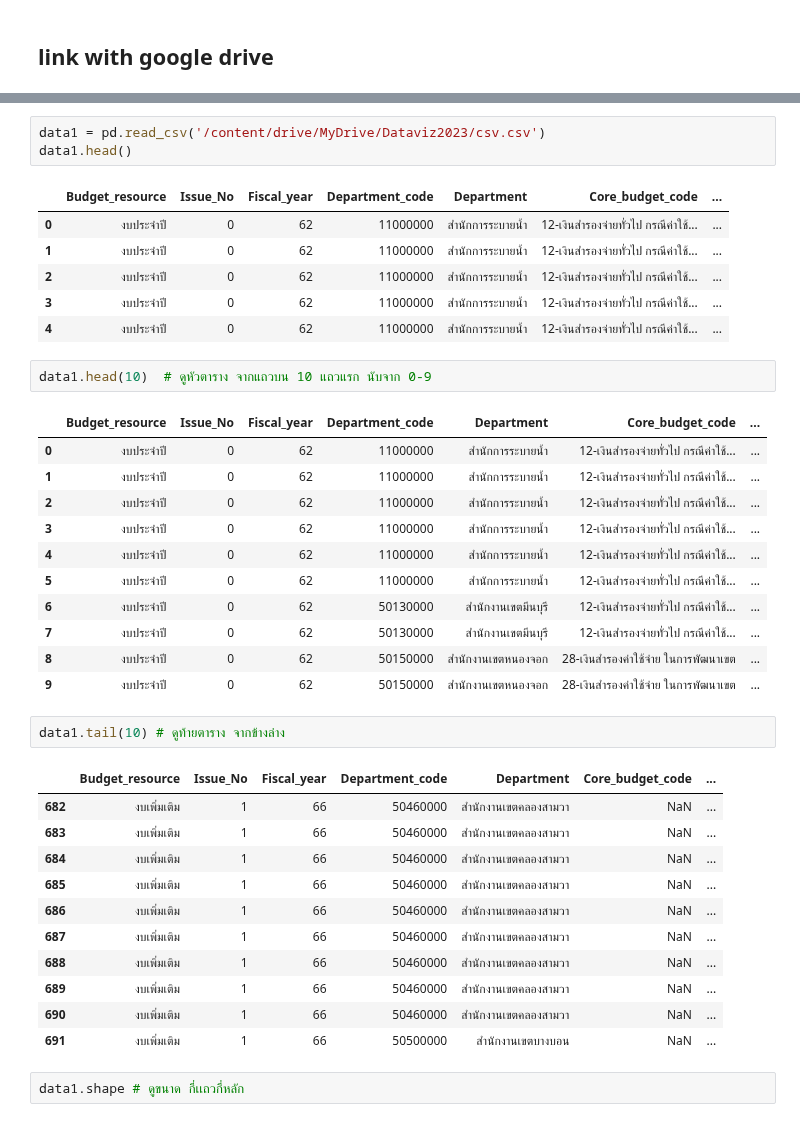
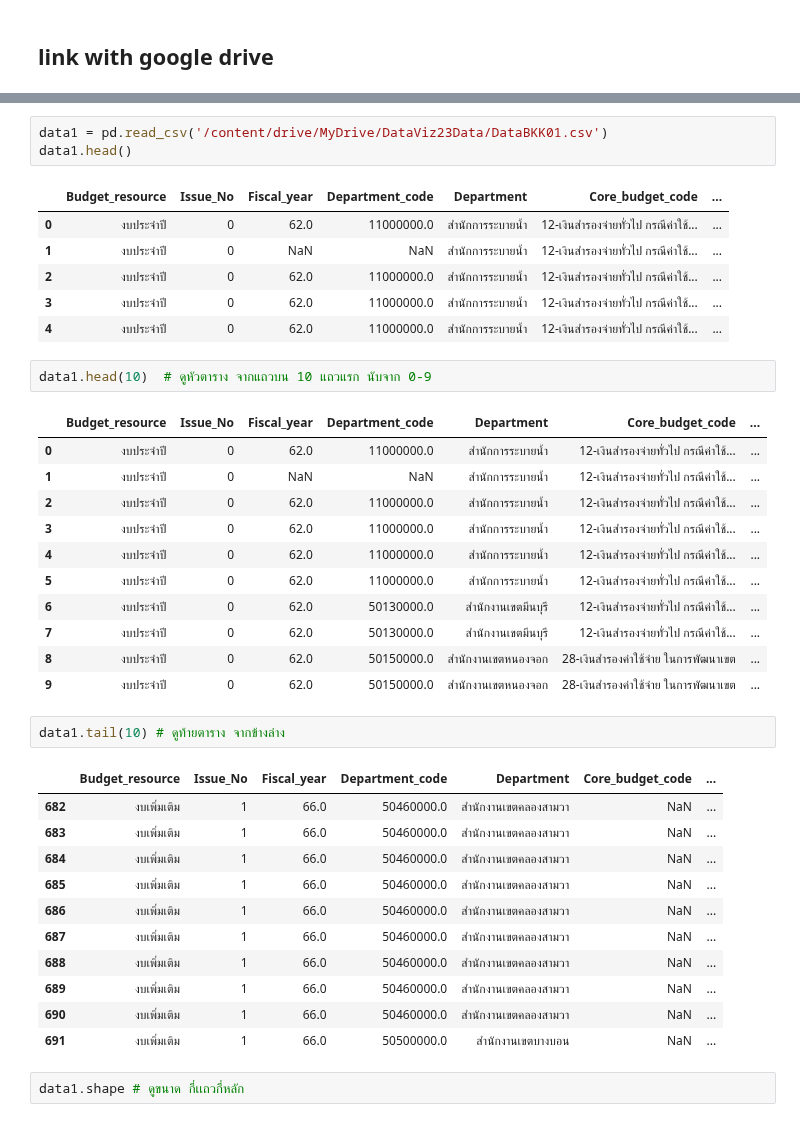
Before and after one commit to 643020514-7/python_dateviz2023, a Jupyter notebook: Pandas101.ipynb, the cells around one changed output, grey strips where cells are left out. Saved outputs shown, nothing was run; the diff lists cells and outputs as text.

```diff
--- a/Pandas101.ipynb
+++ b/Pandas101.ipynb
@@ -68,41 +43,41 @@ Drive already mounted at /content/drive; to attempt to forcibly remount, call dr
 # %%
-data1 = pd.read_csv('/content/drive/MyDrive/Dataviz2023/csv.csv')
+data1 = pd.read_csv('/content/drive/MyDrive/DataViz23Data/DataBKK01.csv')
 data1.head()
 # %% [output]
 |  | Budget_resource | Issue_No | Fiscal_year | Department_code | Department | Core_budget_code | ... |
-| 0 | งบประจำปี | 0 | 62 | 11000000 | สำนักการระบายน้ำ | 12-เงินสำรองจ่ายทั่วไป กรณีค่าใช้... | ... |
-| 1 | งบประจำปี | 0 | 62 | 11000000 | สำนักการระบายน้ำ | 12-เงินสำรองจ่ายทั่วไป กรณีค่าใช้... | ... |
-| 2 | งบประจำปี | 0 | 62 | 11000000 | สำนักการระบายน้ำ | 12-เงินสำรองจ่ายทั่วไป กรณีค่าใช้... | ... |
-| 3 | งบประจำปี | 0 | 62 | 11000000 | สำนักการระบายน้ำ | 12-เงินสำรองจ่ายทั่วไป กรณีค่าใช้... | ... |
-| 4 | งบประจำปี | 0 | 62 | 11000000 | สำนักการระบายน้ำ | 12-เงินสำรองจ่ายทั่วไป กรณีค่าใช้... | ... |
+| 0 | งบประจำปี | 0 | 62.0 | 11000000.0 | สำนักการระบายน้ำ | 12-เงินสำรองจ่ายทั่วไป กรณีค่าใช้... | ... |
+| 1 | งบประจำปี | 0 | NaN | NaN | สำนักการระบายน้ำ | 12-เงินสำรองจ่ายทั่วไป กรณีค่าใช้... | ... |
+| 2 | งบประจำปี | 0 | 62.0 | 11000000.0 | สำนักการระบายน้ำ | 12-เงินสำรองจ่ายทั่วไป กรณีค่าใช้... | ... |
+| 3 | งบประจำปี | 0 | 62.0 | 11000000.0 | สำนักการระบายน้ำ | 12-เงินสำรองจ่ายทั่วไป กรณีค่าใช้... | ... |
+| 4 | งบประจำปี | 0 | 62.0 | 11000000.0 | สำนักการระบายน้ำ | 12-เงินสำรองจ่ายทั่วไป กรณีค่าใช้... | ... |
 # %%
 data1.head(10)  # ดูหัวตาราง จากแถวบน 10 แถวแรก นับจาก 0-9
 # %% [output]
 |  | Budget_resource | Issue_No | Fiscal_year | Department_code | Department | Core_budget_code | ... |
-| 0 | งบประจำปี | 0 | 62 | 11000000 | สำนักการระบายน้ำ | 12-เงินสำรองจ่ายทั่วไป กรณีค่าใช้... | ... |
-| 1 | งบประจำปี | 0 | 62 | 11000000 | สำนักการระบายน้ำ | 12-เงินสำรองจ่ายทั่วไป กรณีค่าใช้... | ... |
-| 2 | งบประจำปี | 0 | 62 | 11000000 | สำนักการระบายน้ำ | 12-เงินสำรองจ่ายทั่วไป กรณีค่าใช้... | ... |
-| 3 | งบประจำปี | 0 | 62 | 11000000 | สำนักการระบายน้ำ | 12-เงินสำรองจ่ายทั่วไป กรณีค่าใช้... | ... |
-| 4 | งบประจำปี | 0 | 62 | 11000000 | สำนักการระบายน้ำ | 12-เงินสำรองจ่ายทั่วไป กรณีค่าใช้... | ... |
-| 5 | งบประจำปี | 0 | 62 | 11000000 | สำนักการระบายน้ำ | 12-เงินสำรองจ่ายทั่วไป กรณีค่าใช้... | ... |
-| 6 | งบประจำปี | 0 | 62 | 50130000 | สำนักงานเขตมีนบุรี | 12-เงินสำรองจ่ายทั่วไป กรณีค่าใช้... | ... |
-| 7 | งบประจำปี | 0 | 62 | 50130000 | สำนักงานเขตมีนบุรี | 12-เงินสำรองจ่ายทั่วไป กรณีค่าใช้... | ... |
-| 8 | งบประจำปี | 0 | 62 | 50150000 | สำนักงานเขตหนองจอก | 28-เงินสำรองค่าใช้จ่าย ในการพัฒนาเขต | ... |
-| 9 | งบประจำปี | 0 | 62 | 50150000 | สำนักงานเขตหนองจอก | 28-เงินสำรองค่าใช้จ่าย ในการพัฒนาเขต | ... |
+| 0 | งบประจำปี | 0 | 62.0 | 11000000.0 | สำนักการระบายน้ำ | 12-เงินสำรองจ่ายทั่วไป กรณีค่าใช้... | ... |
+| 1 | งบประจำปี | 0 | NaN | NaN | สำนักการระบายน้ำ | 12-เงินสำรองจ่ายทั่วไป กรณีค่าใช้... | ... |
+| 2 | งบประจำปี | 0 | 62.0 | 11000000.0 | สำนักการระบายน้ำ | 12-เงินสำรองจ่ายทั่วไป กรณีค่าใช้... | ... |
+| 3 | งบประจำปี | 0 | 62.0 | 11000000.0 | สำนักการระบายน้ำ | 12-เงินสำรองจ่ายทั่วไป กรณีค่าใช้... | ... |
+| 4 | งบประจำปี | 0 | 62.0 | 11000000.0 | สำนักการระบายน้ำ | 12-เงินสำรองจ่ายทั่วไป กรณีค่าใช้... | ... |
+| 5 | งบประจำปี | 0 | 62.0 | 11000000.0 | สำนักการระบายน้ำ | 12-เงินสำรองจ่ายทั่วไป กรณีค่าใช้... | ... |
+| 6 | งบประจำปี | 0 | 62.0 | 50130000.0 | สำนักงานเขตมีนบุรี | 12-เงินสำรองจ่ายทั่วไป กรณีค่าใช้... | ... |
+| 7 | งบประจำปี | 0 | 62.0 | 50130000.0 | สำนักงานเขตมีนบุรี | 12-เงินสำรองจ่ายทั่วไป กรณีค่าใช้... | ... |
+| 8 | งบประจำปี | 0 | 62.0 | 50150000.0 | สำนักงานเขตหนองจอก | 28-เงินสำรองค่าใช้จ่าย ในการพัฒนาเขต | ... |
+| 9 | งบประจำปี | 0 | 62.0 | 50150000.0 | สำนักงานเขตหนองจอก | 28-เงินสำรองค่าใช้จ่าย ในการพัฒนาเขต | ... |
 # %%
 data1.tail(10) # ดูท้ายตาราง จากข้างล่าง
 # %% [output]
 |  | Budget_resource | Issue_No | Fiscal_year | Department_code | Department | Core_budget_code | ... |
-| 682 | งบเพิ่มเติม | 1 | 66 | 50460000 | สำนักงานเขตคลองสามวา | NaN | ... |
-| 683 | งบเพิ่มเติม | 1 | 66 | 50460000 | สำนักงานเขตคลองสามวา | NaN | ... |
-| 684 | งบเพิ่มเติม | 1 | 66 | 50460000 | สำนักงานเขตคลองสามวา | NaN | ... |
-| 685 | งบเพิ่มเติม | 1 | 66 | 50460000 | สำนักงานเขตคลองสามวา | NaN | ... |
-| 686 | งบเพิ่มเติม | 1 | 66 | 50460000 | สำนักงานเขตคลองสามวา | NaN | ... |
-| 687 | งบเพิ่มเติม | 1 | 66 | 50460000 | สำนักงานเขตคลองสามวา | NaN | ... |
-| 688 | งบเพิ่มเติม | 1 | 66 | 50460000 | สำนักงานเขตคลองสามวา | NaN | ... |
-| 689 | งบเพิ่มเติม | 1 | 66 | 50460000 | สำนักงานเขตคลองสามวา | NaN | ... |
-| 690 | งบเพิ่มเติม | 1 | 66 | 50460000 | สำนักงานเขตคลองสามวา | NaN | ... |
-| 691 | งบเพิ่มเติม | 1 | 66 | 50500000 | สำนักงานเขตบางบอน | NaN | ... |
+| 682 | งบเพิ่มเติม | 1 | 66.0 | 50460000.0 | สำนักงานเขตคลองสามวา | NaN | ... |
+| 683 | งบเพิ่มเติม | 1 | 66.0 | 50460000.0 | สำนักงานเขตคลองสามวา | NaN | ... |
+| 684 | งบเพิ่มเติม | 1 | 66.0 | 50460000.0 | สำนักงานเขตคลองสามวา | NaN | ... |
+| 685 | งบเพิ่มเติม | 1 | 66.0 | 50460000.0 | สำนักงานเขตคลองสามวา | NaN | ... |
+| 686 | งบเพิ่มเติม | 1 | 66.0 | 50460000.0 | สำนักงานเขตคลองสามวา | NaN | ... |
+| 687 | งบเพิ่มเติม | 1 | 66.0 | 50460000.0 | สำนักงานเขตคลองสามวา | NaN | ... |
+| 688 | งบเพิ่มเติม | 1 | 66.0 | 50460000.0 | สำนักงานเขตคลองสามวา | NaN | ... |
+| 689 | งบเพิ่มเติม | 1 | 66.0 | 50460000.0 | สำนักงานเขตคลองสามวา | NaN | ... |
+| 690 | งบเพิ่มเติม | 1 | 66.0 | 50460000.0 | สำนักงานเขตคลองสามวา | NaN | ... |
+| 691 | งบเพิ่มเติม | 1 | 66.0 | 50500000.0 | สำนักงานเขตบางบอน | NaN | ... |
 # %%
 data1.shape # ดูขนาด กี่เเถวกี่หลัก
 # %% [output]
```
Also changed, not shown: parts of 176 cells of this notebook.
